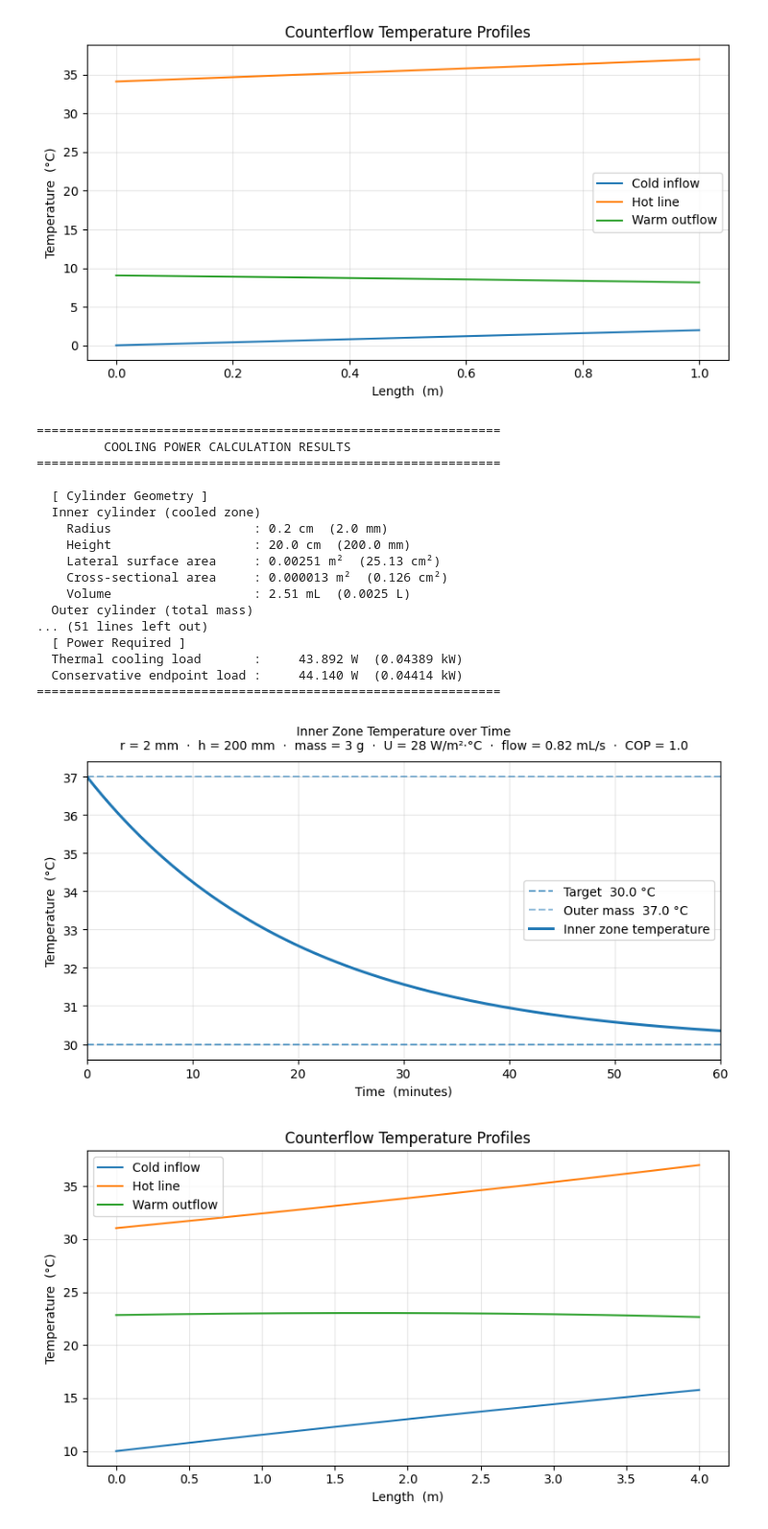
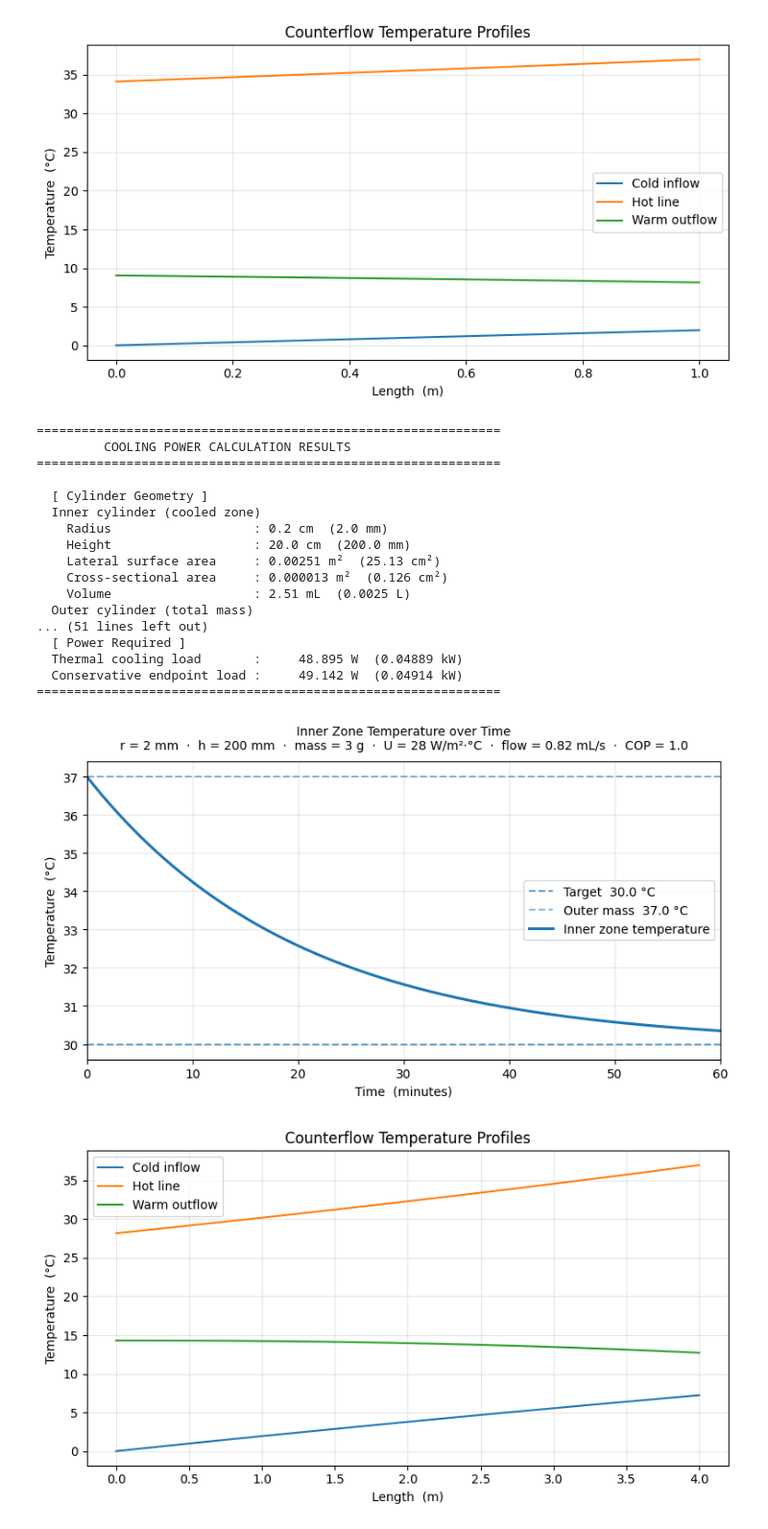
Before and after one commit to PatrykPrezyna/spine-cooling-model, a Jupyter notebook: Models/SpringSemester_Body_and_Catheder/finalcombined_changed.ipynb, the cells around one changed output. Shown at 96% size. Drawn from its saved outputs; the diff is of its cells as text; code cells hidden in the pictures.

```diff
--- a/Models/SpringSemester_Body_and_Catheder/finalcombined_changed.ipynb
+++ b/Models/SpringSemester_Body_and_Catheder/finalcombined_changed.ipynb
@@ -693,7 +693,7 @@ WALL_LENGTH_M = 4.0                # ASSUMED 1 m parallel run (~20 W/m reported)
 WALL_THICK_M = 0.3e-3              # ASSUMED polymer wall thickness
 K_WALL = 0.19                      # ASSUMED PVC/Tygon conductivity
 H_CONV = 500.0                     # ASSUMED moderate water convection
-T_SUPPLY_C = 100.0                   # ice-bath supply in Sec. 4.1
+T_SUPPLY_C = 0.0                   # ice-bath supply in Sec. 4.1
 T_HOT_IN_C = 37.0                  # ASSUMED distal hot-line inlet ~ body temp
 MDOT_COOL = FLOW_ML_S * 1e-6 * DENSITY_WATER_KG_M3
 MDOT_HOT = MDOT_COOL               # ASSUMED equal saline loop flow
@@ -724,36 +724,36 @@ result = calculate_cooling_power(
     outer_radius_m=OUTER_RADIUS_M,
     outer_height_m=OUTER_HEIGHT_M,
     u_coeff_w_m2_c=U_COEFF,
     outer_temp_c=OUTER_TEMP_C,
     flow_rate_ml_s=FLOW_ML_S,
     cop=COP,
     counterflow_params=counterflow_params,
 )
 
 print_report(result)
 plot_temperature_over_time(result)
 if result["counterflow_result"] is not None:
     plot_counterflow_profiles(result["counterflow_result"])
 # %% [output]
 ==============================================================
          COOLING POWER CALCULATION RESULTS
 ==============================================================
 
   [ Cylinder Geometry ]
   Inner cylinder (cooled zone)
     Radius                   : 0.2 cm  (2.0 mm)
     Height                   : 20.0 cm  (200.0 mm)
     Lateral surface area     : 0.00251 m²  (25.13 cm²)
     Cross-sectional area     : 0.000013 m²  (0.126 cm²)
     Volume                   : 2.51 mL  (0.0025 L)
   Outer cylinder (total mass)
 ... (51 lines left out)
   [ Power Required ]
-  Thermal cooling load       :     43.892 W  (0.04389 kW)
-  Conservative endpoint load :     44.140 W  (0.04414 kW)
+  Thermal cooling load       :     48.895 W  (0.04889 kW)
+  Conservative endpoint load :     49.142 W  (0.04914 kW)
 ==============================================================
 [figure]
-[figure, old version]
+[figure, new version]
 # %%
 # References
 
```
Also changed, not shown: 51 other files.
